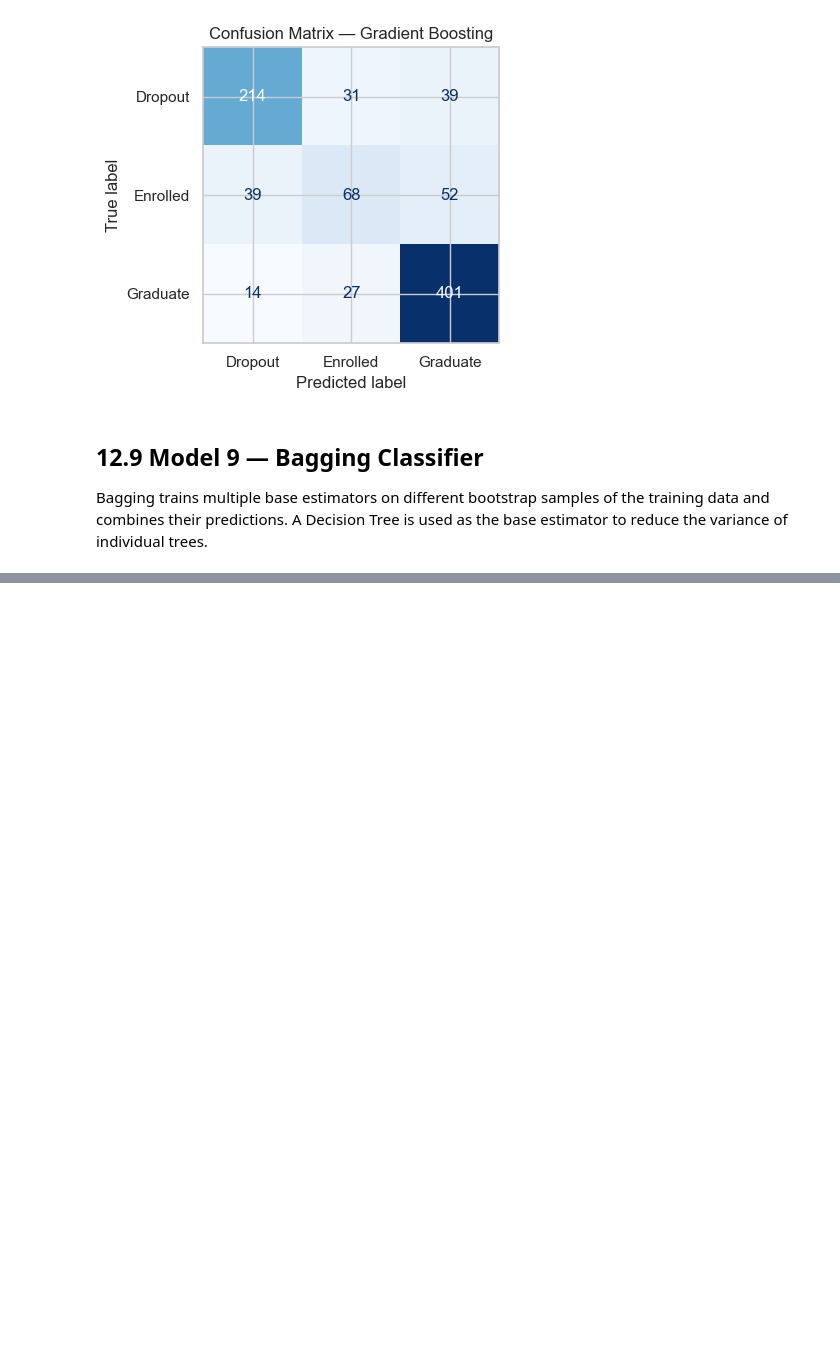
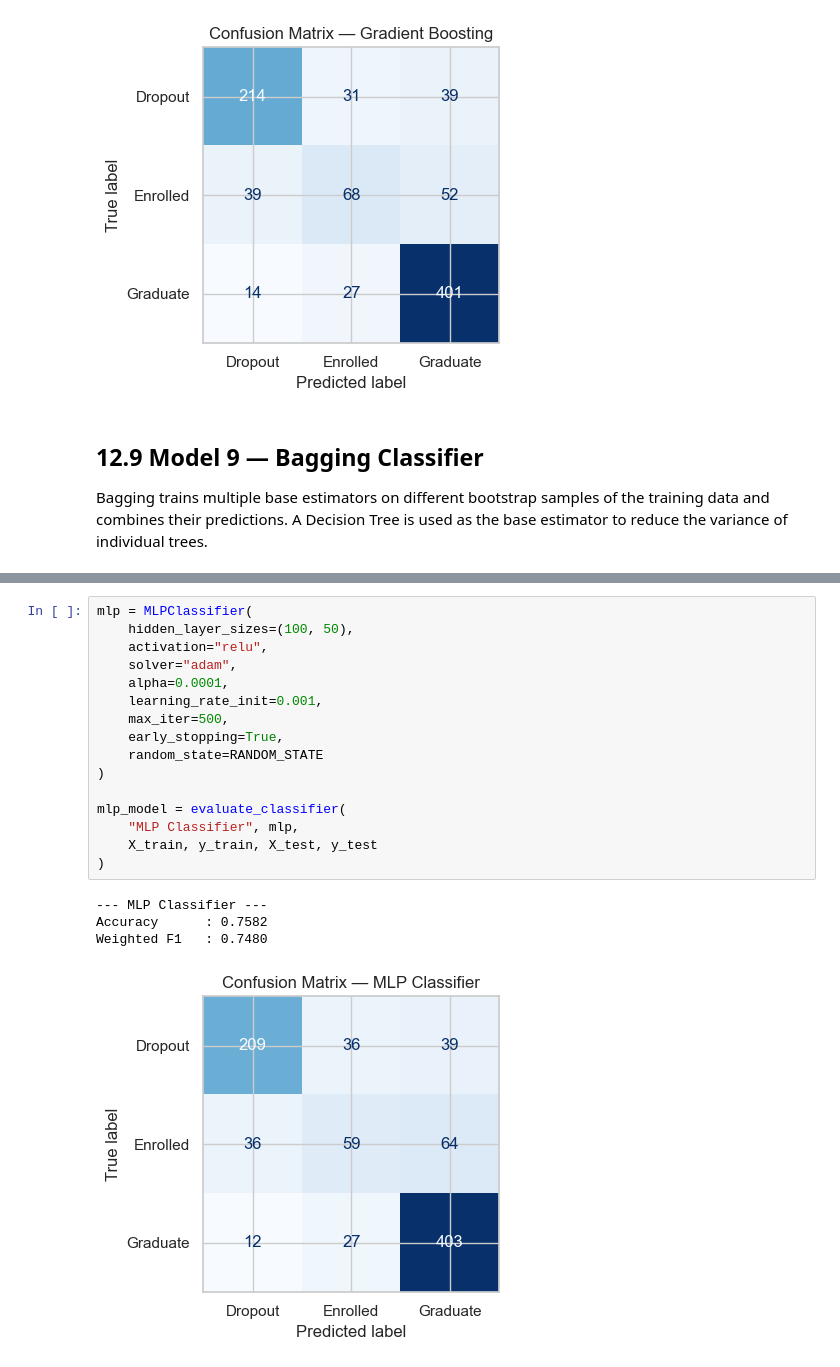
Before and after one commit to mith-sen/ML_Case_Study, a Jupyter notebook: notebooks/classification.ipynb, the cells around one changed output, grey strips where cells are left out. Saved outputs shown, nothing was run; the diff lists cells and outputs as text; blank space fills up the shorter version.

Commit message:
MLP Classifier

```diff
--- a/notebooks/classification.ipynb
+++ b/notebooks/classification.ipynb
@@ -703,0 +715,21 @@ bagging_model = evaluate_classifier(
+# %%
+mlp = MLPClassifier(
+    hidden_layer_sizes=(100, 50),
+    activation="relu",
+    solver="adam",
+    alpha=0.0001,
+    learning_rate_init=0.001,
+    max_iter=500,
+    early_stopping=True,
+    random_state=RANDOM_STATE
+)
+
+mlp_model = evaluate_classifier(
+    "MLP Classifier", mlp,
+    X_train, y_train, X_test, y_test
+)
+# %% [output]
+--- MLP Classifier ---
+Accuracy      : 0.7582
+Weighted F1   : 0.7480
+[figure, added]
```
Also changed, not shown: parts of 2 cells of this notebook.
